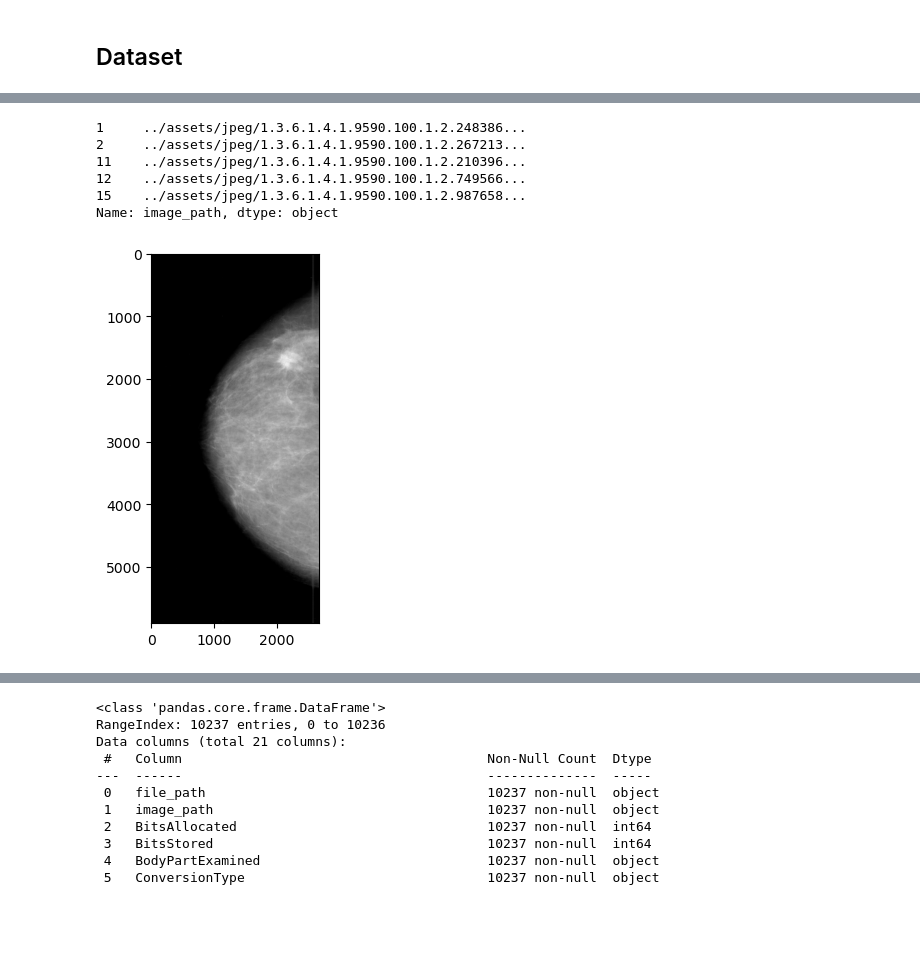
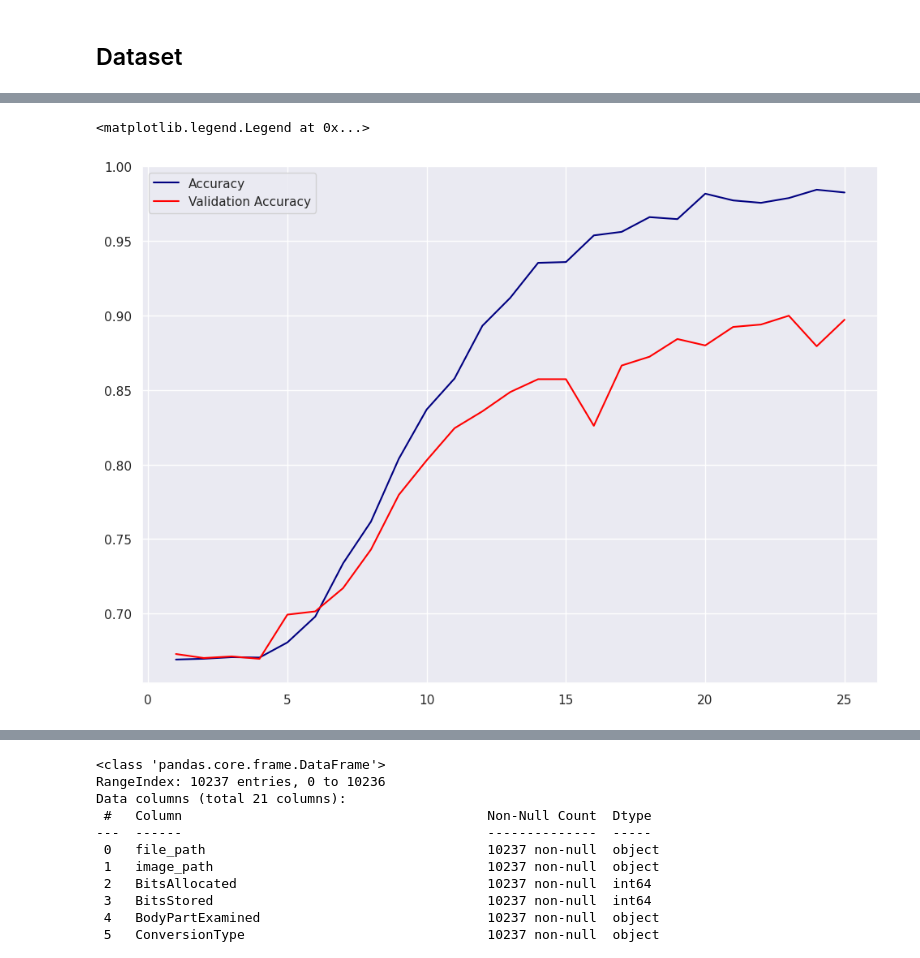
Before and after one commit to gomu-gomu/ma-dl-projet-1, a Jupyter notebook: src/main.ipynb, the cells around one changed output, grey strips where cells are left out. Cells and saved outputs as stored; diff of their text form; code cells hidden in the pictures; blank space fills up the shorter version.

```diff
--- a/src/main.ipynb
+++ b/src/main.ipynb
@@ -107,3 +77,18 @@ Name: image_path, dtype: object
 # %%
-cropped_images = cropped_images.apply(lambda x: x.replace('CBIS-DDSM/jpeg', image_dir))
-cropped_images.head()
+model = Sequential()
+
+model.add(Conv2D(32, (3, 3), input_shape=(224,224,3), activation='relu'))
+model.add(MaxPooling2D(pool_size=(2, 2)))
+
+model.add(Conv2D(32, (3, 3), activation='relu'))
+model.add(MaxPooling2D(pool_size=(2, 2)))
+
+model.add(Conv2D(64, (3, 3), activation='relu'))
+model.add(MaxPooling2D(pool_size=(2, 2)))
+
+model.add(Flatten())
+model.add(Dense(64, activation='relu'))
+model.add(Dropout(0.5))
+model.add(Dense(1, activation='sigmoid'))
+
+model.compile(loss='binary_crossentropy', optimizer='rmsprop', metrics=['accuracy'])
@@ -124,4 +117,15 @@ for image in cropped_images[0:10]:
 # %%
-full_mammogram_images = dicom_data[dicom_data.SeriesDescription == 'full mammogram images'].image_path
-full_mammogram_images.head()
+STEP_SIZE_TRAIN = train.n//train.batch_size
+STEP_SIZE_VAL = val.n//val.batch_size
+
+csv_logger = CSVLogger('../assets/out/training.log', separator=',', append=False)
+
+history = model.fit_generator(generator = train,
+                    steps_per_epoch=STEP_SIZE_TRAIN,
+                    validation_data=test,
+                    validation_steps=STEP_SIZE_VAL,
+                    epochs=25,
+                    callbacks=[csv_logger])
+
+model.save('../assets/out/model.h5')
 # %% [output]
@@ -134,17 +152,11 @@ Name: image_path, dtype: object
 # %%
-full_mammogram_images = full_mammogram_images.apply(lambda x: x.replace('CBIS-DDSM/jpeg', image_dir))
-full_mammogram_images.head()
+log_data = pd.read_csv('../assets/out/training.log', sep=',', engine='python')
-# %% [output]
-1     ../assets/jpeg/1.3.6.1.4.1.9590.100.1.2.248386...
-2     ../assets/jpeg/1.3.6.1.4.1.9590.100.1.2.267213...
-11    ../assets/jpeg/1.3.6.1.4.1.9590.100.1.2.210396...
-12    ../assets/jpeg/1.3.6.1.4.1.9590.100.1.2.749566...
-15    ../assets/jpeg/1.3.6.1.4.1.9590.100.1.2.987658...
-Name: image_path, dtype: object
 # %%
-for image in full_mammogram_images[0:10]:
-    full_mammogram_images_show = PIL.Image.open(image)
-    gray_img= full_mammogram_images_show.convert("L")
-    plt.imshow(gray_img, cmap='gray')
+sns.set(rc={'figure.figsize':(11.7,8.27)})
+
+plt.plot(np.arange(1, len(history.history['accuracy'])+1,1), history.history['accuracy'], color='navy', label = 'Accuracy')
+plt.plot(np.arange(1, len(history.history['accuracy'])+1,1), history.history['val_accuracy'], color='red', label='Validation Accuracy')
+plt.legend()
 # %% [output]
+<matplotlib.legend.Legend at 0x...>
-[figure, old version]
+[figure, new version]
```
Also changed, not shown: parts of 21 cells of this notebook, 1 other file.
